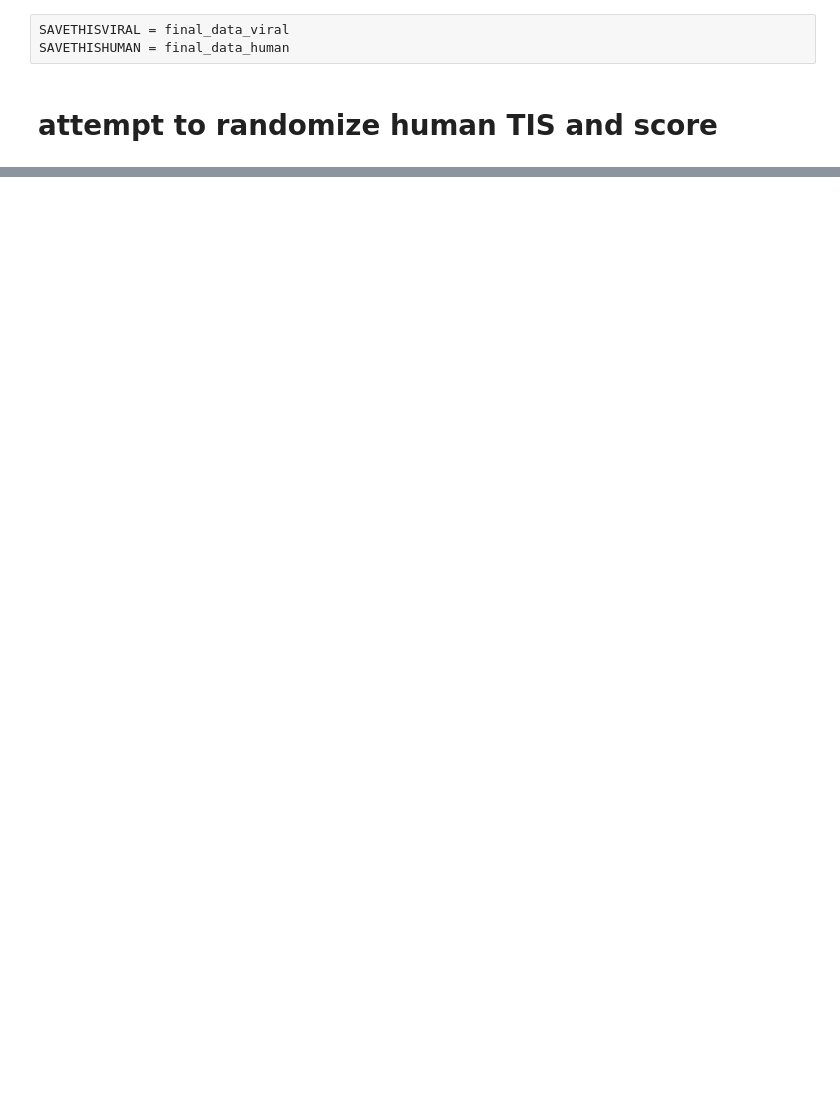
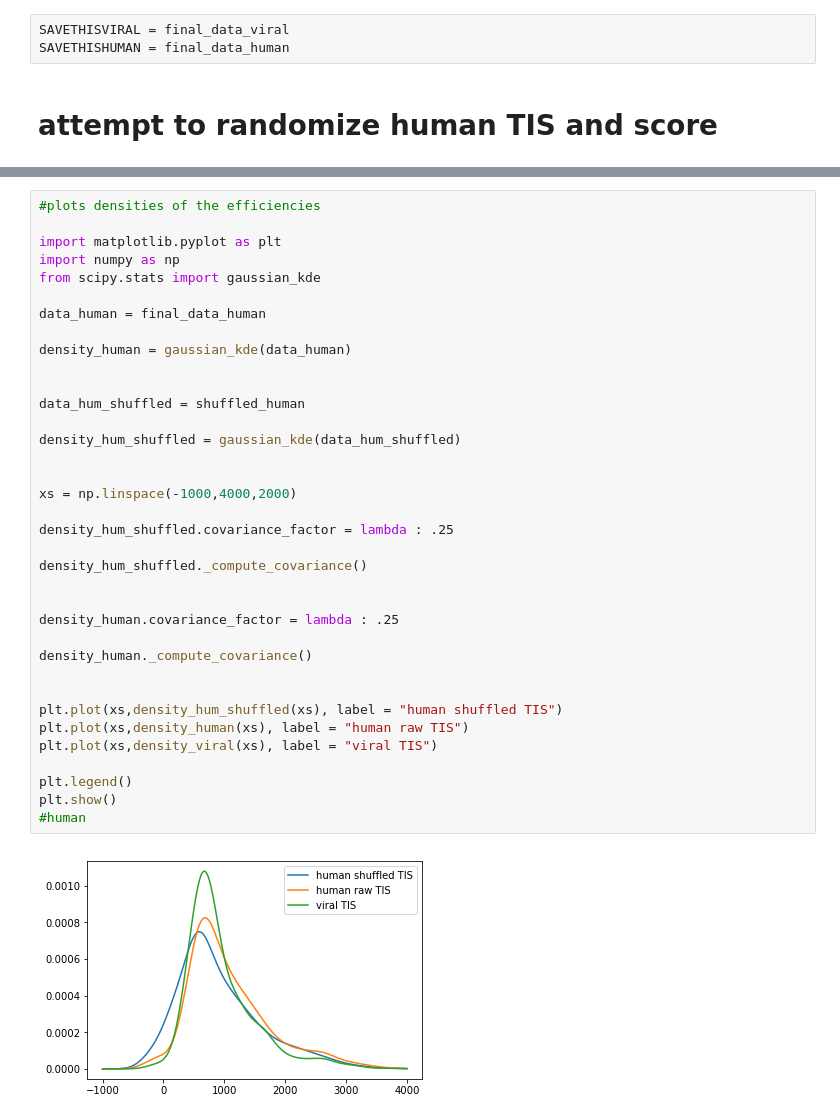
Before and after one commit to ahtmatrix/viral-kozakseq, a Jupyter notebook: pwm scoring dinucleotide.ipynb, the cells around one changed output, grey strips where cells are left out. Cells and saved outputs as stored; diff of their text form; blank space fills up the shorter version.

```diff
--- a/pwm scoring dinucleotide.ipynb
+++ b/pwm scoring dinucleotide.ipynb
@@ -327,0 +329,38 @@ plt.show()
+# %%
+#plots densities of the efficiencies
+
+import matplotlib.pyplot as plt
+import numpy as np
+from scipy.stats import gaussian_kde
+
+data_human = final_data_human
+
+density_human = gaussian_kde(data_human)
+
+
+data_hum_shuffled = shuffled_human
+
+density_hum_shuffled = gaussian_kde(data_hum_shuffled)
+
+
+xs = np.linspace(-1000,4000,2000)
+
+density_hum_shuffled.covariance_factor = lambda : .25
+
+density_hum_shuffled._compute_covariance()
+
+
+density_human.covariance_factor = lambda : .25
+
+density_human._compute_covariance()
+
+
+plt.plot(xs,density_hum_shuffled(xs), label = "human shuffled TIS")
+plt.plot(xs,density_human(xs), label = "human raw TIS")
+plt.plot(xs,density_viral(xs), label = "viral TIS")
+
+plt.legend()
+plt.show()
+#human
+# %% [output]
+[figure, added]
```
Also changed, not shown: parts of 4 cells of this notebook.
